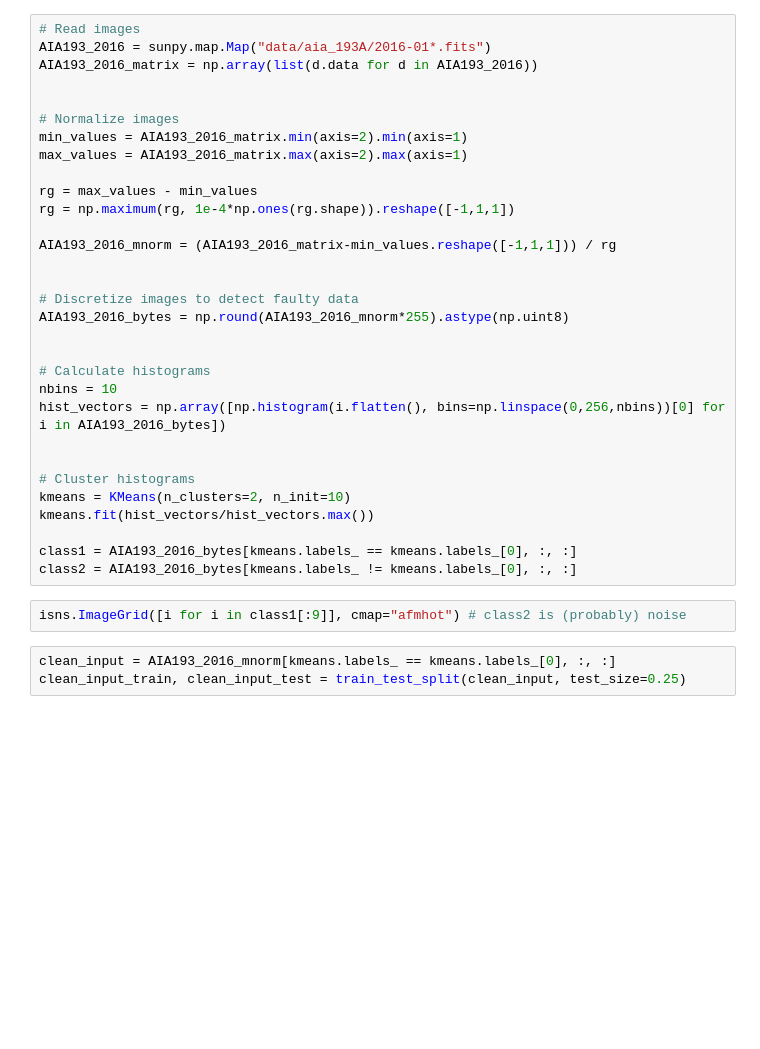
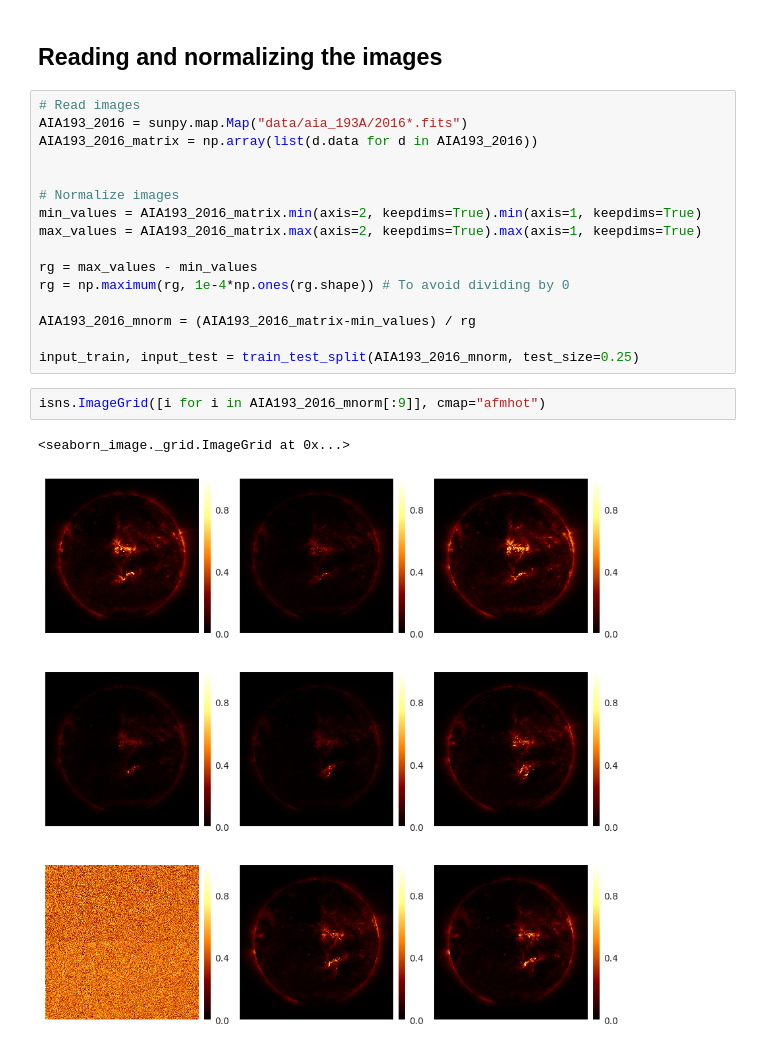
Before and after one commit to eugenioLR/TFM_sun_Autoencoders, a Jupyter notebook: autoencoder_2016.ipynb, the cells around one changed output. Saved outputs shown, nothing was run; the diff lists cells and outputs as text; blank space fills up the shorter version.

```diff
--- a/autoencoder_2016.ipynb
+++ b/autoencoder_2016.ipynb
@@ -25,36 +30,23 @@ import data_generator as dg
+# %% [markdown]
+## Reading and normalizing the images
 # %%
 # Read images
-AIA193_2016 = sunpy.map.Map("data/aia_193A/2016-01*.fits")
+AIA193_2016 = sunpy.map.Map("data/aia_193A/2016*.fits")
 AIA193_2016_matrix = np.array(list(d.data for d in AIA193_2016))
 
 
 # Normalize images
-min_values = AIA193_2016_matrix.min(axis=2).min(axis=1)
-max_values = AIA193_2016_matrix.max(axis=2).max(axis=1)
+min_values = AIA193_2016_matrix.min(axis=2, keepdims=True).min(axis=1, keepdims=True)
+max_values = AIA193_2016_matrix.max(axis=2, keepdims=True).max(axis=1, keepdims=True)
 
 rg = max_values - min_values
-rg = np.maximum(rg, 1e-4*np.ones(rg.shape)).reshape([-1,1,1])
+rg = np.maximum(rg, 1e-4*np.ones(rg.shape)) # To avoid dividing by 0
 
-AIA193_2016_mnorm = (AIA193_2016_matrix-min_values.reshape([-1,1,1])) / rg
+AIA193_2016_mnorm = (AIA193_2016_matrix-min_values) / rg
 
-
-# Discretize images to detect faulty data
-AIA193_2016_bytes = np.round(AIA193_2016_mnorm*255).astype(np.uint8)
-
-
-# Calculate histograms
-nbins = 10
-hist_vectors = np.array([np.histogram(i.flatten(), bins=np.linspace(0,256,nbins))[0] for i in AIA193_2016_bytes])
-
-
-# Cluster histograms
-kmeans = KMeans(n_clusters=2, n_init=10)
-kmeans.fit(hist_vectors/hist_vectors.max())
-
-class1 = AIA193_2016_bytes[kmeans.labels_ == kmeans.labels_[0], :, :]
-class2 = AIA193_2016_bytes[kmeans.labels_ != kmeans.labels_[0], :, :]
+input_train, input_test = train_test_split(AIA193_2016_mnorm, test_size=0.25)
 # %%
-isns.ImageGrid([i for i in class1[:9]], cmap="afmhot") # class2 is (probably) noise
+isns.ImageGrid([i for i in AIA193_2016_mnorm[:9]], cmap="afmhot")
+# %% [output]
+<seaborn_image._grid.ImageGrid at 0x...>
+[figure, added]
-# %%
-clean_input = AIA193_2016_mnorm[kmeans.labels_ == kmeans.labels_[0], :, :]
-clean_input_train, clean_input_test = train_test_split(clean_input, test_size=0.25)
```
Also changed, not shown: parts of 10 cells of this notebook, 13 other files.
